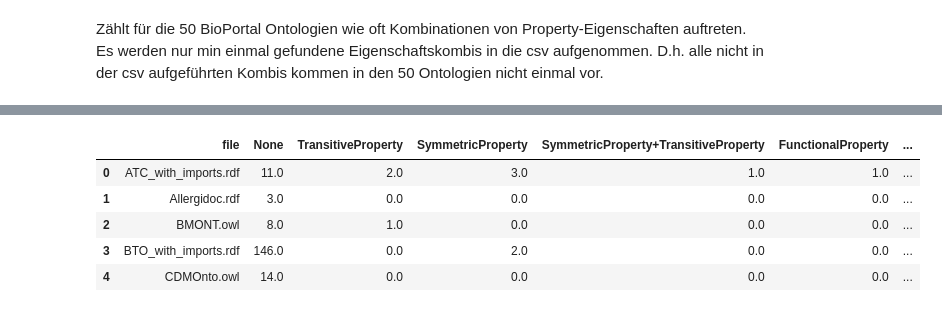
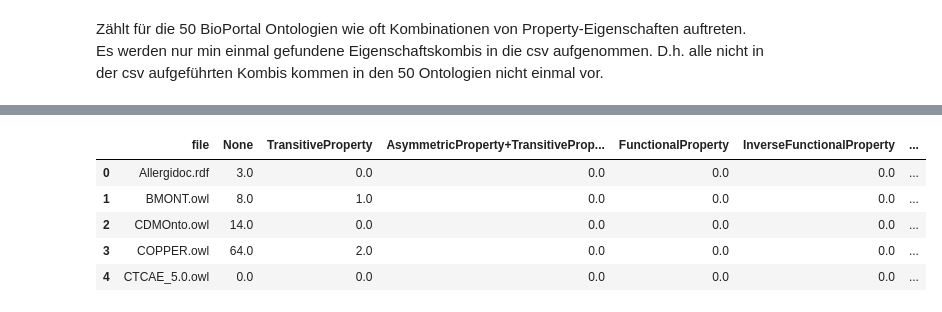
Before and after one commit to RagnaSol31/OntologyShredder_new, a Jupyter notebook: statistict_for_jusification.ipynb, the cells around one changed output, grey strips where cells are left out. Saved outputs shown, nothing was run; the diff lists cells and outputs as text; code cells hidden in the pictures.

Commit message:
29.09.2025  - Oscar_Ontology: InverseFunctionalProperty  - statistict_for_jusification: new version for PropertyChainAxiom

```diff
--- a/statistict_for_jusification.ipynb
+++ b/statistict_for_jusification.ipynb
@@ -276,8 +292,8 @@ Zählt für die 19 BioPortal Ontologien die PropertyChainAxiome haben, aus wie v
 # %%
 # PropertyChainAxiom
 # 🔧 Pfade
-ONT_DIR = r"C:\Users\ilove\OneDrive\Uni\Master - Philipps Uni\Master Thesis\Ontologien\Zum Testen von Verteilungen von Konzepten\Bio Portal\nochmal"
-OUT_CSV = "Bio_Portal_ontology_construct_depth_count3.csv"
+ONT_DIR = r"C:\Users\ilove\OneDrive\Uni\Master - Philipps Uni\Master Thesis\Ontologien\Zum Testen von Verteilungen von Konzepten\Bio Portal\Ontos mit PropertyChainAxiom"
+OUT_CSV = "Bio_Portal_ontology_construct_depth_count_2.csv"
 
 # b) Dinge, die als Prädikat auftreten (Triple-Mittelteil)
 PREDICATES = {
@@ -389,29 +571,29 @@ def count_patterns(g):
     # --- Fall 1+2: Direkt modelliert (gleiches Subjekt) ---
     inverses = {x for s, p, o in g.triples((None, OWL.inverseOf, None)) for x in (s, o)}
     for s in inverses:
-        # if (s, RDFS.subPropertyOf, None) in g:
-        #     sub_inv += 1
-        # if (None, RDFS.subPropertyOf, s) in g:
-        #     super_inv += 1
-        # if (s, OWL.equivalentProperty, None) in g or (None, OWL.equivalentProperty, s) in g:
-        #     equiv_inv += 1
+        if (s, RDFS.subPropertyOf, None) in g:
+            sub_inv += 1
+        if (None, RDFS.subPropertyOf, s) in g:
+            super_inv += 1
+        if (s, OWL.equivalentProperty, None) in g or (None, OWL.equivalentProperty, s) in g:
+            equiv_inv += 1
         if (s, RDF.type, OWL.FunctionalProperty) in g:
             func_inv +=1
 
-    # # --- Fall 3: BNode-Konstrukte ---
-    # for s, _, o in g.triples((None, RDFS.subPropertyOf, None)):
-    #     if isinstance(o, BNode) and (o, OWL.inverseOf, None) in g:
-    #         sub_inv += 1
-    # for s, _, o in g.triples((None, OWL.equivalentProperty, None)):
-    #     if isinstance(o, BNode) and (o, OWL.inverseOf, None) in g:
-    #         equiv_inv += 1
+    # --- Fall 3: BNode-Konstrukte ---
+    for s, _, o in g.triples((None, RDFS.subPropertyOf, None)):
+        if isinstance(o, BNode) and (o, OWL.inverseOf, None) in g:
+            sub_inv += 1
+    for s, _, o in g.triples((None, OWL.equivalentProperty, None)):
+        if isinstance(o, BNode) and (o, OWL.inverseOf, None) in g:
+            equiv_inv += 1
 
     return sub_inv, super_inv, equiv_inv, func_inv
 
 # --- Lauf über alle Ontologien ---
 ONT_DIR = r"C:\Users\ilove\OneDrive\Uni\Master - Philipps Uni\Master Thesis\Ontologien\Zum Testen von Verteilungen von Konzepten\Bio Portal"
-OUT_CSV = "Bio_Portal_ontology_inverse_combinations_counts_full3.csv"
-OUT_SUMMARY = "Bio_Portal_ontology_inverse_combinations_counts_summary3.csv"
+OUT_CSV = "Bio_Portal_ontology_inverse_combinations_counts_full_2.csv"
+OUT_SUMMARY = "Bio_Portal_ontology_inverse_combinations_counts_summary_2.csv"
 
 results = []
 count = 1
@@ -509,10 +691,10 @@ Es werden nur min einmal gefundene Eigenschaftskombis in die csv aufgenommen. D.
 # Property Eigenschaften Kombis
 # Ordner mit Ontologien
 ONT_DIR = r"C:\Users\ilove\OneDrive\Uni\Master - Philipps Uni\Master Thesis\Ontologien\Zum Testen von Verteilungen von Konzepten\Bio Portal"
-OUT_CSV = "Bio_Portal_ontology_characteristic_combos_counts_full.csv"
-OUT_SUMMARY = "Bio_Portal_ontology_characteristic_combos_counts_summary.csv"
+OUT_CSV = "Bio_Portal_ontology_characteristic_combos_counts_full_2.csv"
+OUT_SUMMARY = "Bio_Portal_ontology_characteristic_combos_counts_summary_2.csv"
 
-EXTS = (".owl", ".ttl", ".rdf", ".jsonld", ".nt", ".n3")
+EXTS = (".owl", ".ttl", ".rdf")
 
 # Property-Eigenschaften
 PROP_CHARACTERISTICS = {
@@ -640,6 +822,6 @@ df.head()
-|  | file | None | TransitiveProperty | SymmetricProperty | SymmetricProperty+TransitiveProperty | FunctionalProperty | ... |
-| 0 | ATC_with_imports.rdf | 11.0 | 2.0 | 3.0 | 1.0 | 1.0 | ... |
-| 1 | Allergidoc.rdf | 3.0 | 0.0 | 0.0 | 0.0 | 0.0 | ... |
-| 2 | BMONT.owl | 8.0 | 1.0 | 0.0 | 0.0 | 0.0 | ... |
-| 3 | BTO_with_imports.rdf | 146.0 | 0.0 | 2.0 | 0.0 | 0.0 | ... |
-| 4 | CDMOnto.owl | 14.0 | 0.0 | 0.0 | 0.0 | 0.0 | ... |
+|  | file | None | TransitiveProperty | AsymmetricProperty+TransitiveProp... | FunctionalProperty | InverseFunctionalProperty | ... |
+| 0 | Allergidoc.rdf | 3.0 | 0.0 | 0.0 | 0.0 | 0.0 | ... |
+| 1 | BMONT.owl | 8.0 | 1.0 | 0.0 | 0.0 | 0.0 | ... |
+| 2 | CDMOnto.owl | 14.0 | 0.0 | 0.0 | 0.0 | 0.0 | ... |
+| 3 | COPPER.owl | 64.0 | 2.0 | 0.0 | 0.0 | 0.0 | ... |
+| 4 | CTCAE_5.0.owl | 0.0 | 0.0 | 0.0 | 0.0 | 0.0 | ... |
```
Also changed, not shown: parts of 10 cells of this notebook, 1 other file.
